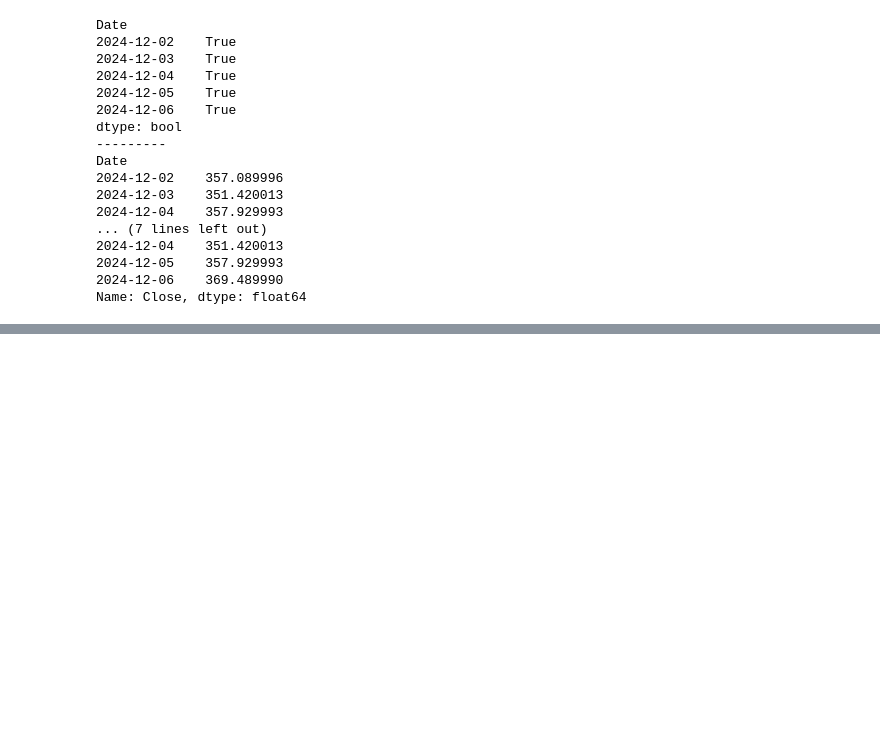
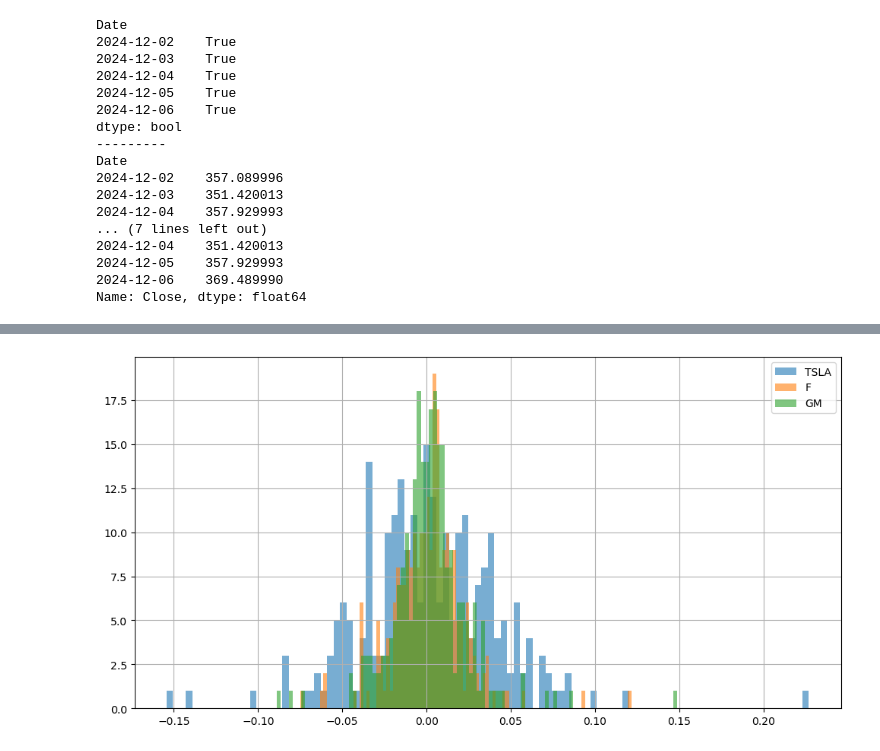
Before and after one commit to valeriog2023/udemy, a Jupyter notebook: Python_For_Financial_Analysis/Cap9/Capstone_exercise2.ipynb, the cells around one changed output, grey strips where cells are left out. Drawn from its saved outputs; the diff is of its cells as text; code cells hidden in the pictures; blank space fills up the shorter version.

```diff
--- a/Python_For_Financial_Analysis/Cap9/Capstone_exercise2.ipynb
+++ b/Python_For_Financial_Analysis/Cap9/Capstone_exercise2.ipynb
@@ -81,7 +81,8 @@ Date
 2024-12-06    369.489990
 Name: Close, dtype: float64
 # %%
-# df['returns'] = ( df['Close'] / df['Close'].shift(1) ) -1
-# df.head(5)
-df['Close']
+for t in tickers:
+    print(f"--------\n\nSetting column Daily Return: 'returns (using shift)' for {t}\n")
+    df[t,'returns'] = ( df[t]['Close'] / df[t]['Close'].shift(1) ) -1
+    pprint.pprint(df[t].head(5))
 # %% [output]
@@ -88,0 +106,6 @@ KeyError: 'Close'
+# %%
+df1 = df.copy()
+for t in tickers:
+    print(f"--------\n\nSetting column Daily Return: 'returns (using df.pct_change)' for {t}\n")
+    df1[t,'returns'] = df1[t,'Close'].pct_change(1)
+    pprint.pprint(df1[t].head(5))
@@ -88,0 +130,9 @@ KeyError: 'Close'
+# %%
+#
+# Now we plot the pct_change to visualize the volatilivty
+#
+for t in tickers:
+    df[t]['returns'].hist(bins=100,figsize=(12,6), label=t, alpha=0.6)
+plt.legend();
+# %% [output]
+[figure, added]
```
Also changed, not shown: parts of 16 cells of this notebook.
